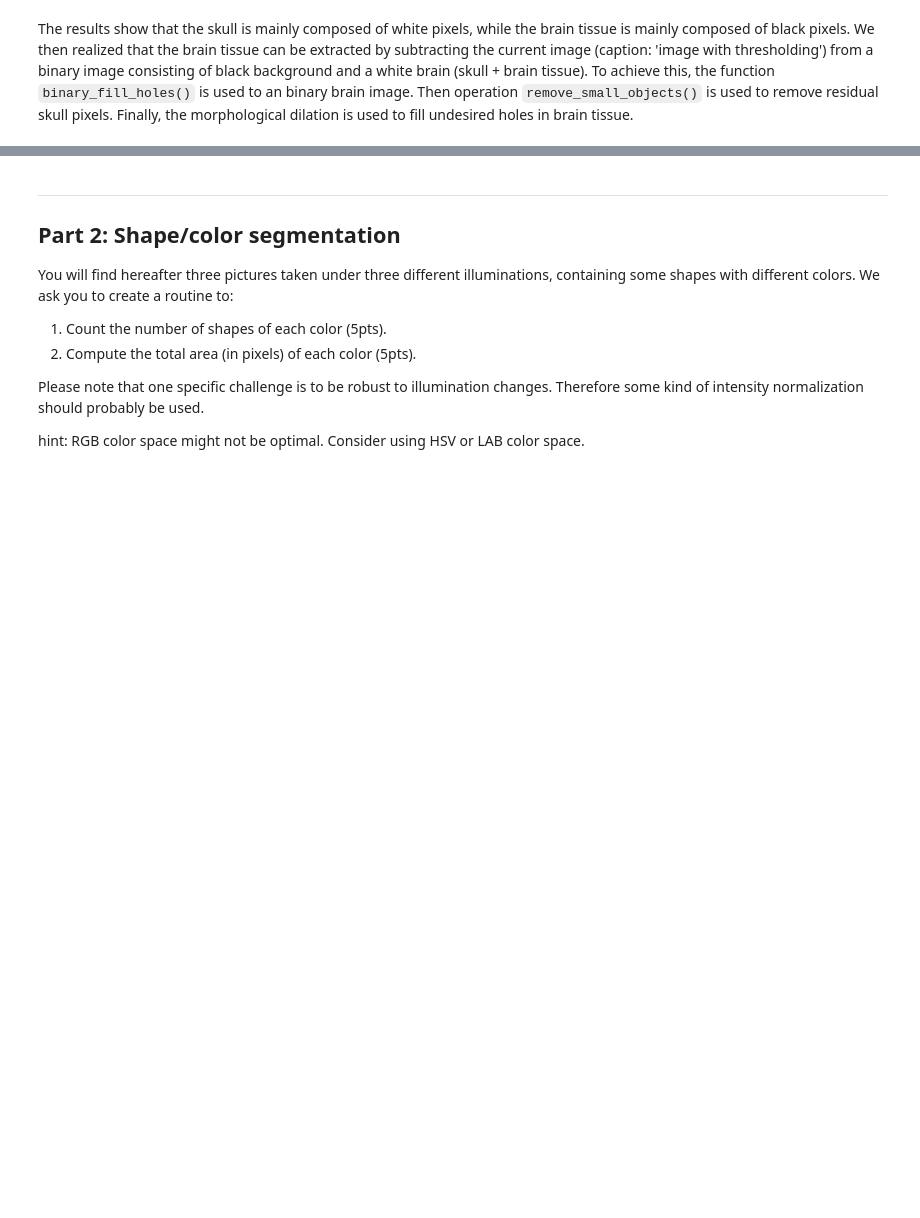
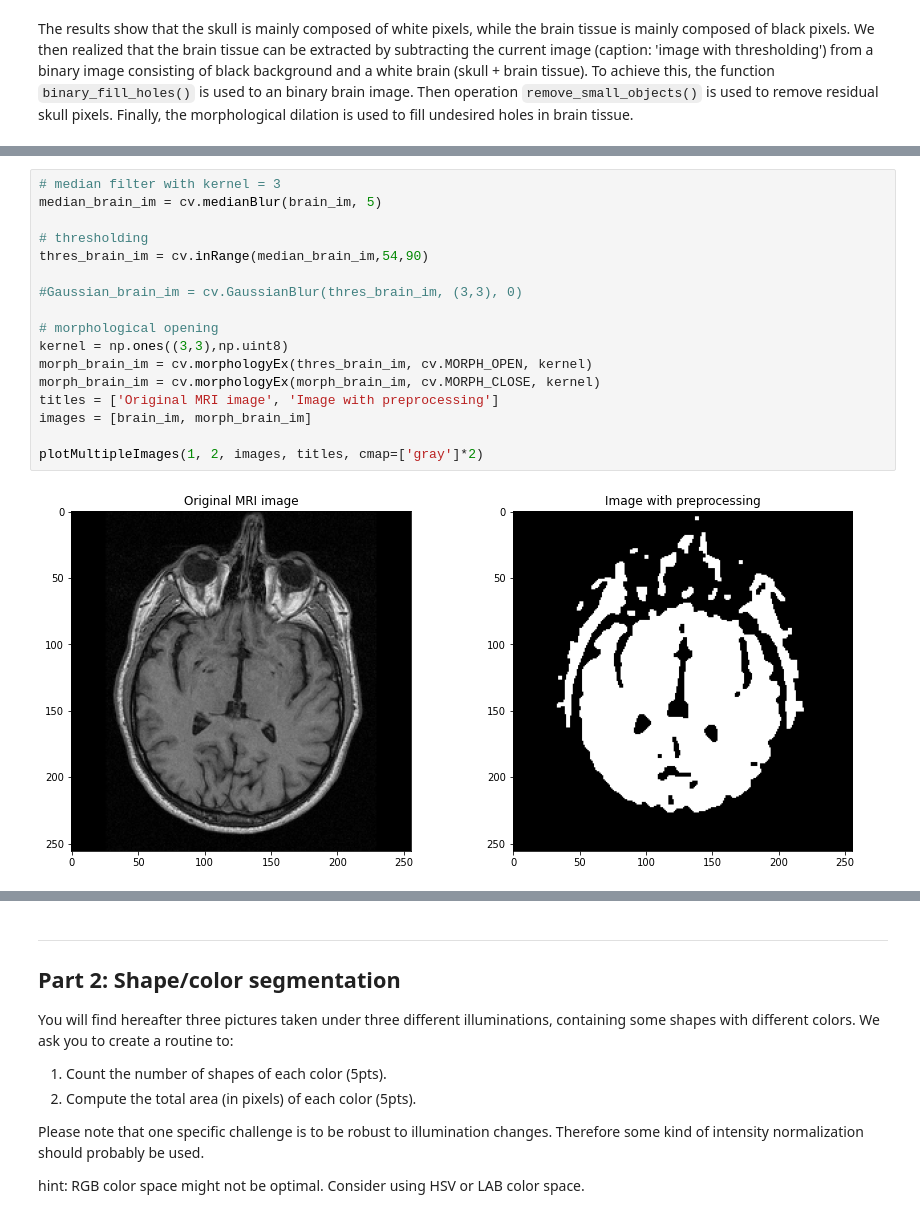
Before and after one commit to LTS5/iapr, a Jupyter notebook: labs/lab_01_segmentation.ipynb, the cells around one changed output, grey strips where cells are left out. Cells and saved outputs as stored; diff of their text form; blank space fills up the shorter version.

```diff
--- a/labs/lab_01_segmentation.ipynb
+++ b/labs/lab_01_segmentation.ipynb
@@ -329,0 +319,19 @@ plotMultipleImages(1, 3,images, titles)
+# %%
+# median filter with kernel = 3
+median_brain_im = cv.medianBlur(brain_im, 5)
+
+# thresholding
+thres_brain_im = cv.inRange(median_brain_im,54,90)
+
+#Gaussian_brain_im = cv.GaussianBlur(thres_brain_im, (3,3), 0)
+
+# morphological opening
+kernel = np.ones((3,3),np.uint8)
+morph_brain_im = cv.morphologyEx(thres_brain_im, cv.MORPH_OPEN, kernel)
+morph_brain_im = cv.morphologyEx(morph_brain_im, cv.MORPH_CLOSE, kernel)
+titles = ['Original MRI image', 'Image with preprocessing']
+images = [brain_im, morph_brain_im]
+
+plotMultipleImages(1, 2, images, titles, cmap=['gray']*2)
+# %% [output]
+[figure, added]
```
Also changed, not shown: parts of 67 cells of this notebook.
